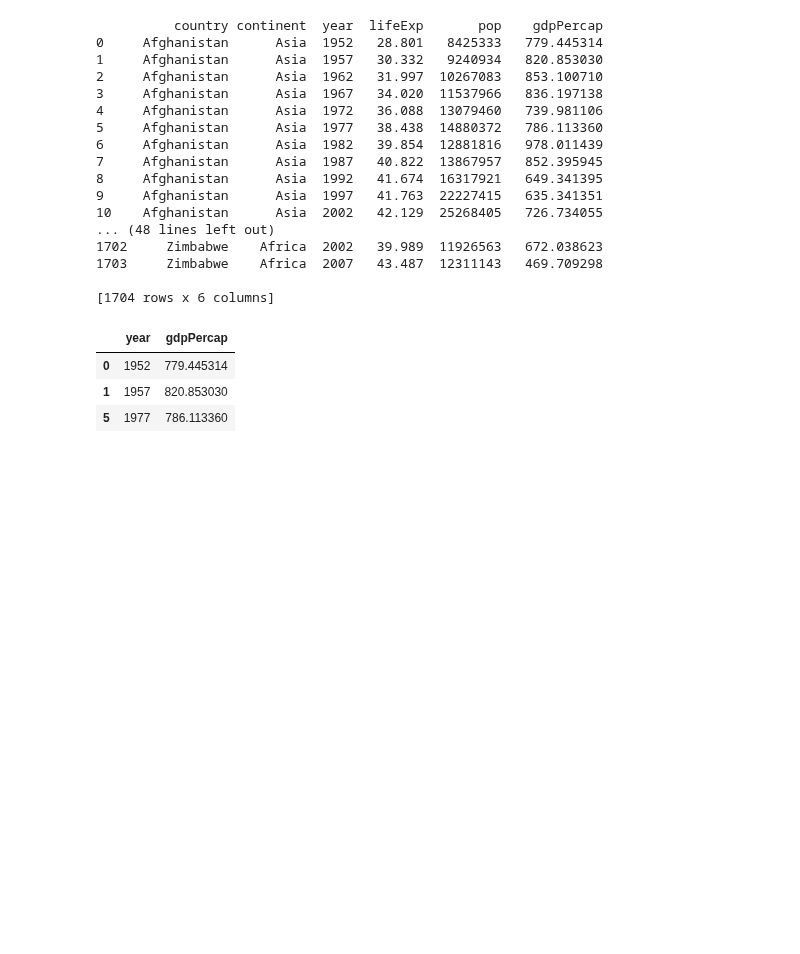
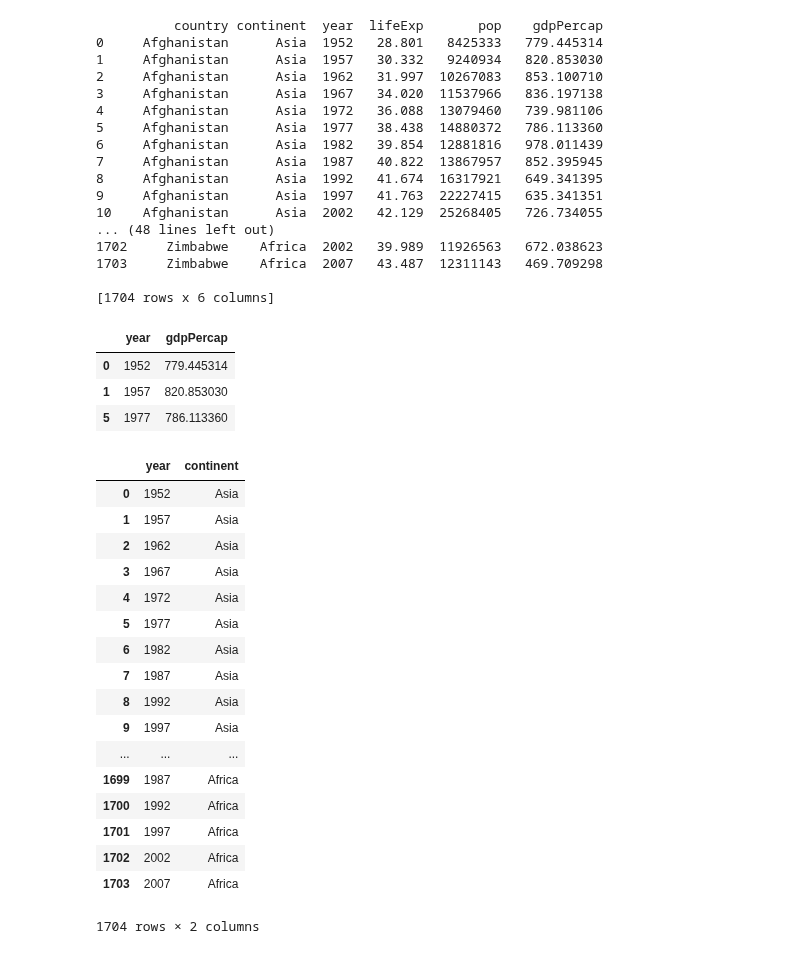
Before and after one commit to rameshbalan/SWC_spring2018, a Jupyter notebook: Python_Basics.ipynb, the cells around one changed output. Cells and saved outputs as stored; diff of their text form; code cells hidden in the pictures; blank space fills up the shorter version.

```diff
--- a/Python_Basics.ipynb
+++ b/Python_Basics.ipynb
@@ -204,4 +204,25 @@ my_file.iloc[[0,1,5],[2,5]]
 # %%
 # .loc[] - label based position indexing
 # .loc[row selection, column selection]
-my_file.loc[:]
+my_file.loc[:,['year']]
+my_file.loc[:,['year', 'continent']]
+my_file.loc[1:5,['year', 'continent']]
+# %% [output]
+|  | year | continent |
+| 0 | 1952 | Asia |
+| 1 | 1957 | Asia |
+| 2 | 1962 | Asia |
+| 3 | 1967 | Asia |
+| 4 | 1972 | Asia |
+| 5 | 1977 | Asia |
+| 6 | 1982 | Asia |
+| 7 | 1987 | Asia |
+| 8 | 1992 | Asia |
+| 9 | 1997 | Asia |
+| ... | ... | ... |
+| 1699 | 1987 | Africa |
+| 1700 | 1992 | Africa |
+| 1701 | 1997 | Africa |
+| 1702 | 2002 | Africa |
+| 1703 | 2007 | Africa |
+1704 rows × 2 columns
```
